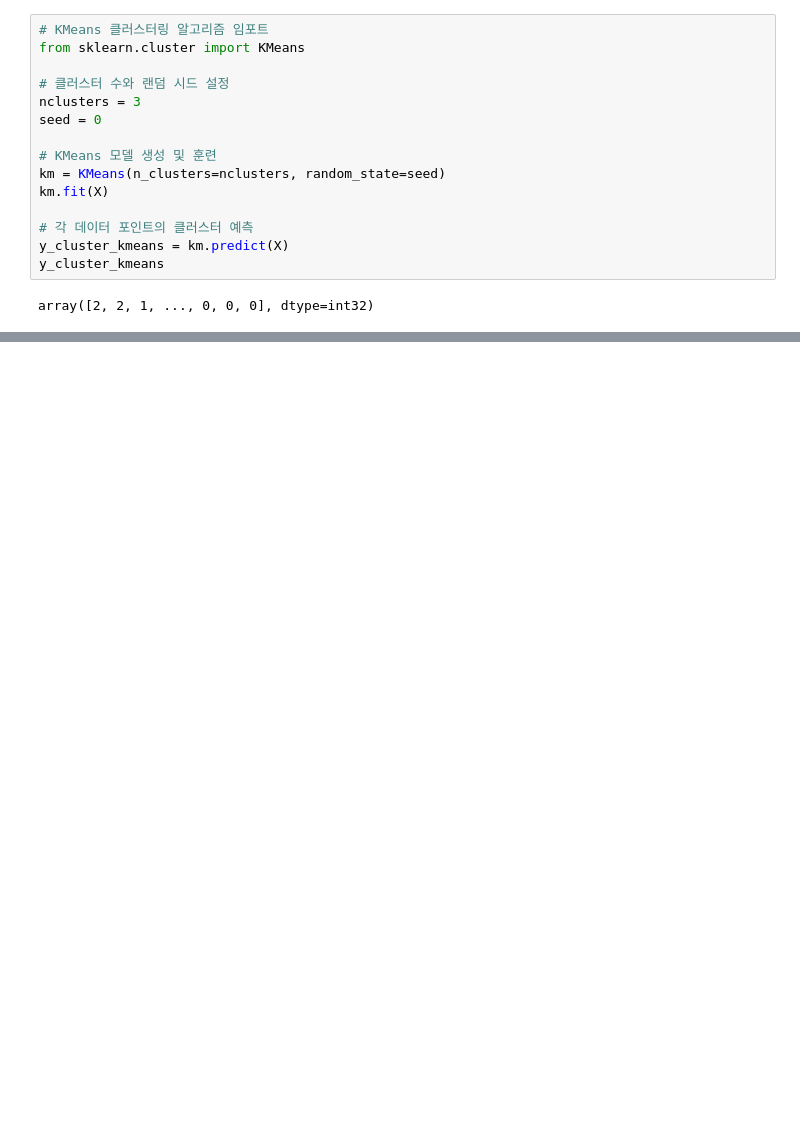
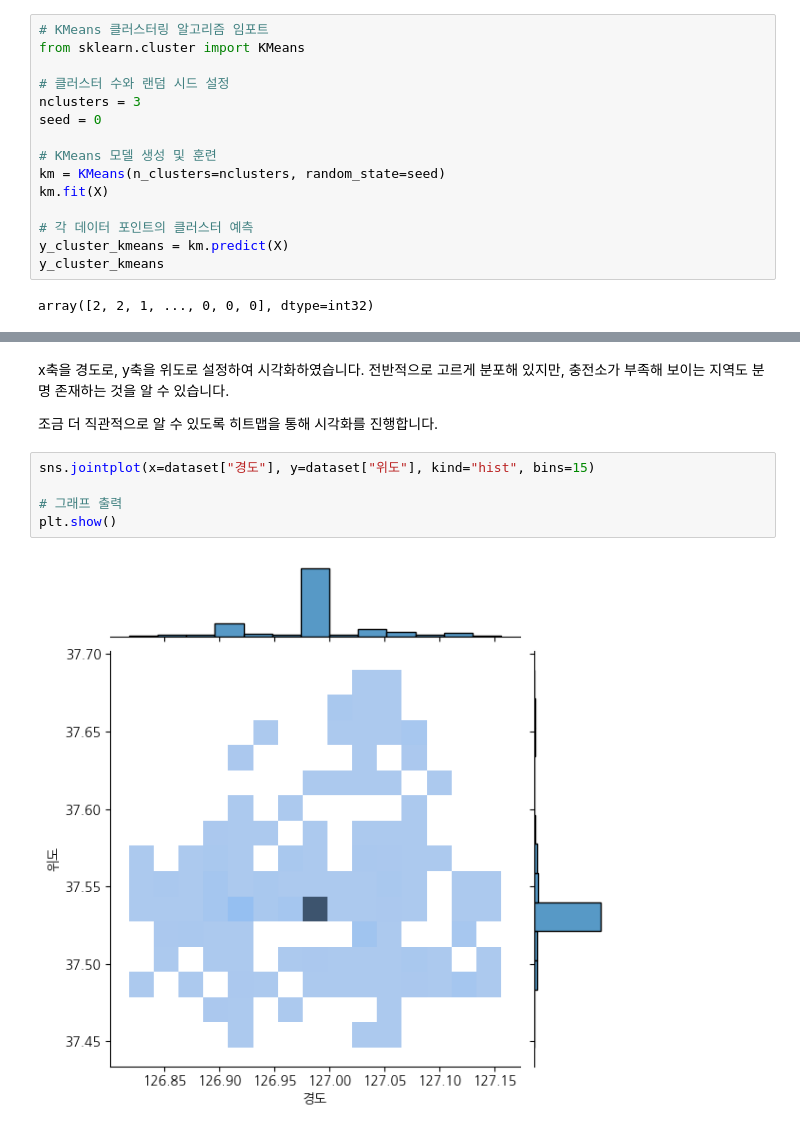
Before and after one commit to Konkuk-Univ-Glocal-Campus/ml202401-midterm-ehghks021203, a Jupyter notebook: midterm-Clustering.ipynb, the cells around one changed output, grey strips where cells are left out. Saved outputs shown, nothing was run; the diff lists cells and outputs as text; blank space fills up the shorter version.

```diff
--- a/midterm-Clustering.ipynb
+++ b/midterm-Clustering.ipynb
@@ -337,0 +392,12 @@ plt.show()
+# %% [markdown]
+x축을 경도로, y축을 위도로 설정하여 시각화하였습니다.
+전반적으로 고르게 분포해 있지만, 충전소가 부족해 보이는 지역도 분명 존재하는 것을 알 수 있습니다.
+
+조금 더 직관적으로 알 수 있도록 히트맵을 통해 시각화를 진행합니다.
+# %%
+sns.jointplot(x=dataset["경도"], y=dataset["위도"], kind="hist", bins=15)
+
+# 그래프 출력
+plt.show()
+# %% [output]
+[figure, added]
```
Also changed, not shown: parts of 30 cells of this notebook.
